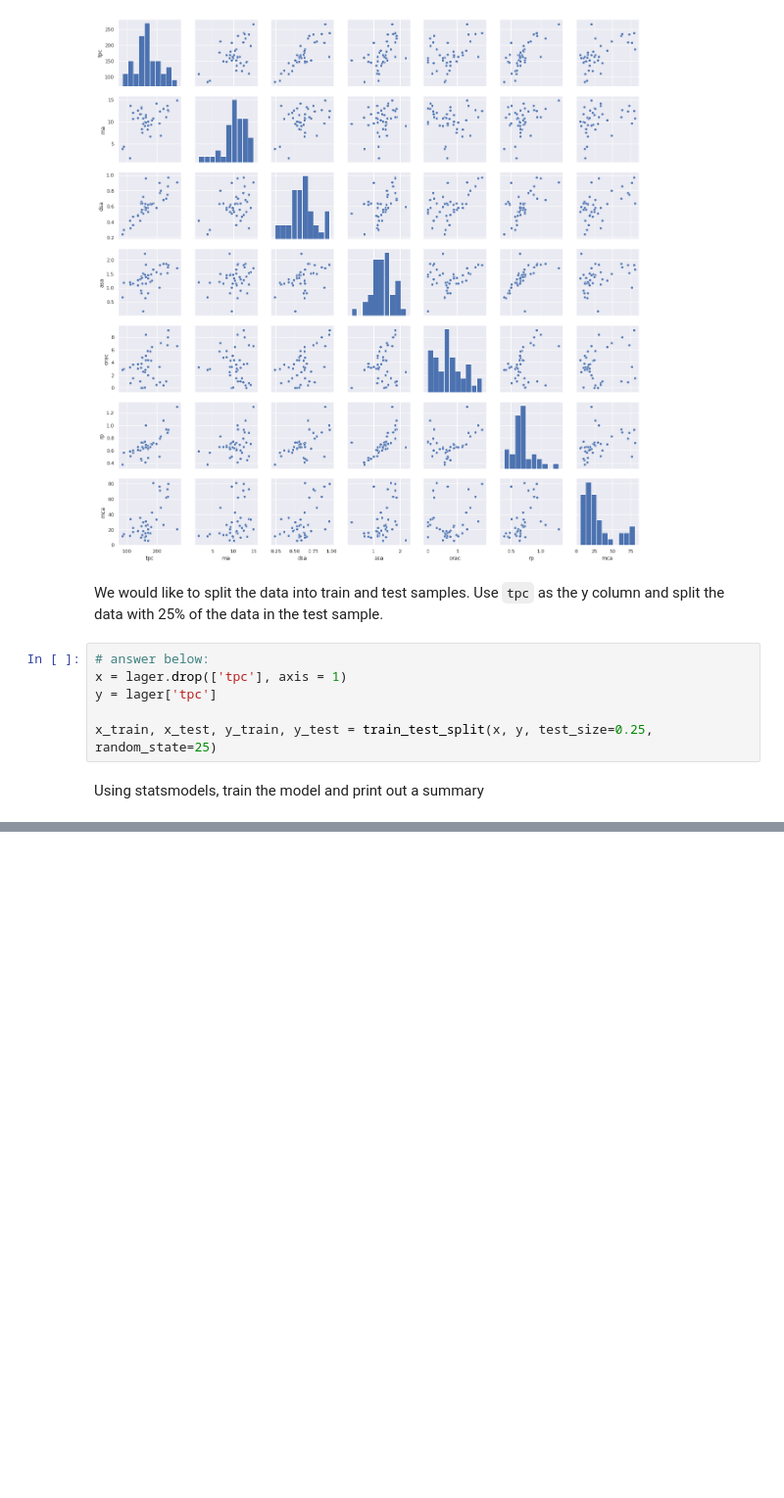
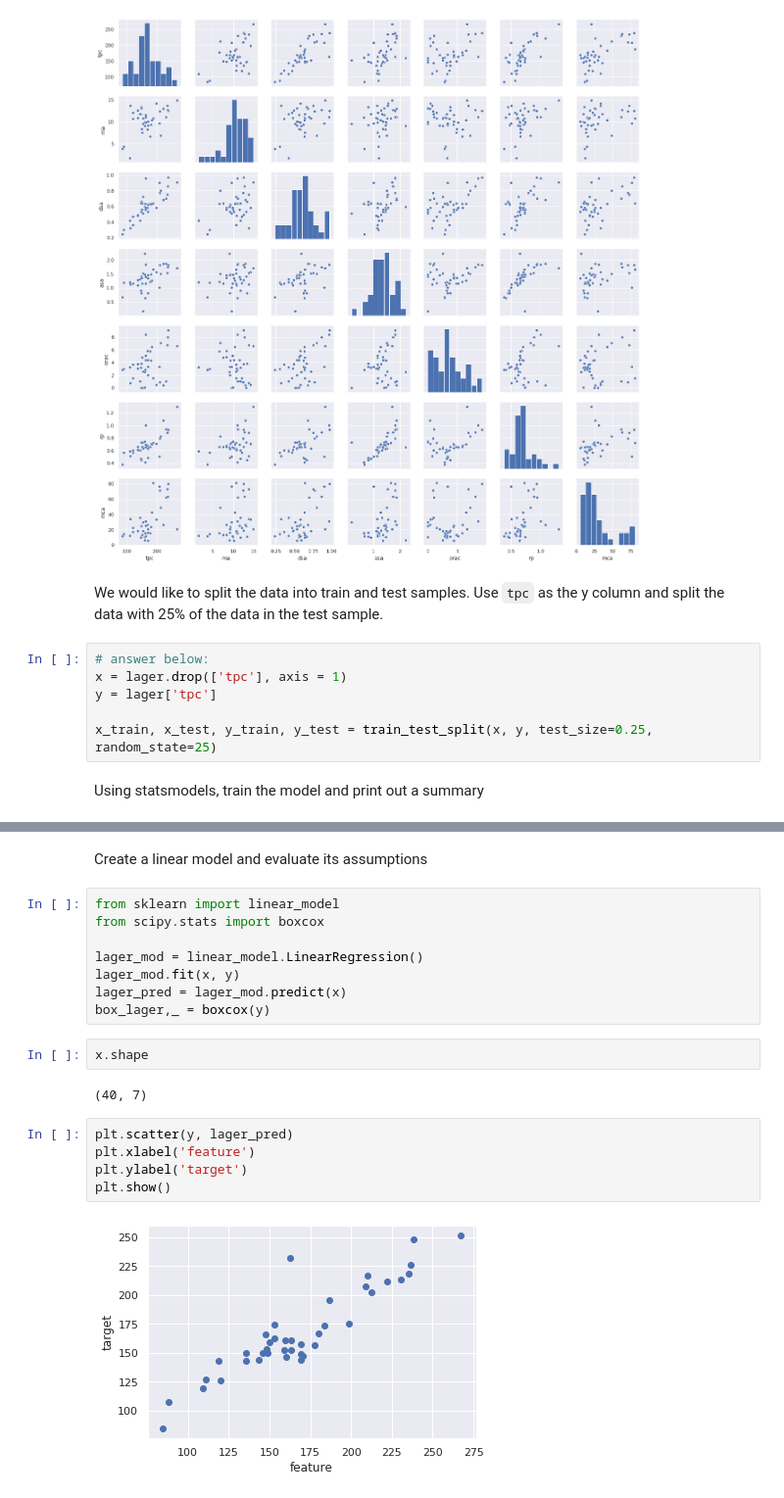
Before and after one commit to thinkful-dsi-axolotl/student_pair_work, a Jupyter notebook: Chinwe-Farooq-Riley/Day_26_Lecture_1_Assignment.ipynb, the cells around one changed output, grey strips where cells are left out. Shown at 98% size. Cells and saved outputs as stored; diff of their text form; blank space fills up the shorter version.

```diff
--- a/Chinwe-Farooq-Riley/Day_26_Lecture_1_Assignment.ipynb
+++ b/Chinwe-Farooq-Riley/Day_26_Lecture_1_Assignment.ipynb
@@ -115,3 +115,24 @@ OLS Regression Results
 | Kurtosis: | 7.116 | Cond. No. | 404. |
 Warnings:
 [1] Standard Errors assume that the covariance matrix of the errors is correctly specified.
+# %% [markdown]
+Create a linear model and evaluate its assumptions
+# %%
+from sklearn import linear_model
+from scipy.stats import boxcox
+
+lager_mod = linear_model.LinearRegression()
+lager_mod.fit(x, y)
+lager_pred = lager_mod.predict(x)
+box_lager,_ = boxcox(y)
+# %%
+x.shape
+# %% [output]
+(40, 7)
+# %%
+plt.scatter(y, lager_pred)
+plt.xlabel('feature')
+plt.ylabel('target')
+plt.show()
+# %% [output]
+[figure, added]
```
Also changed, not shown: parts of 18 cells of this notebook.
